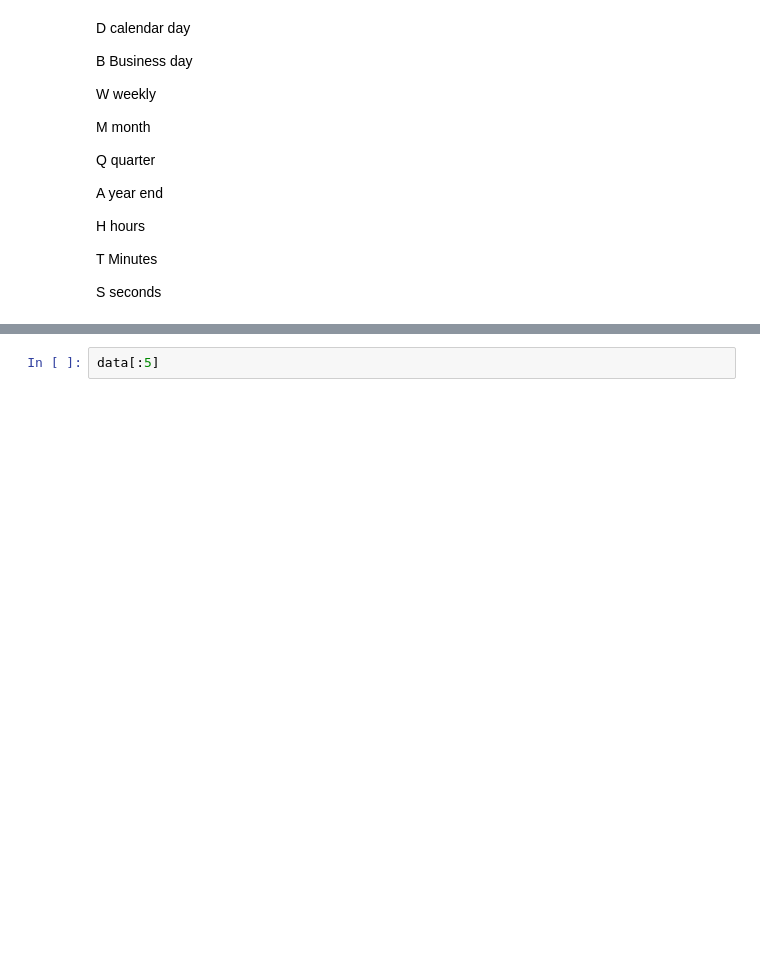
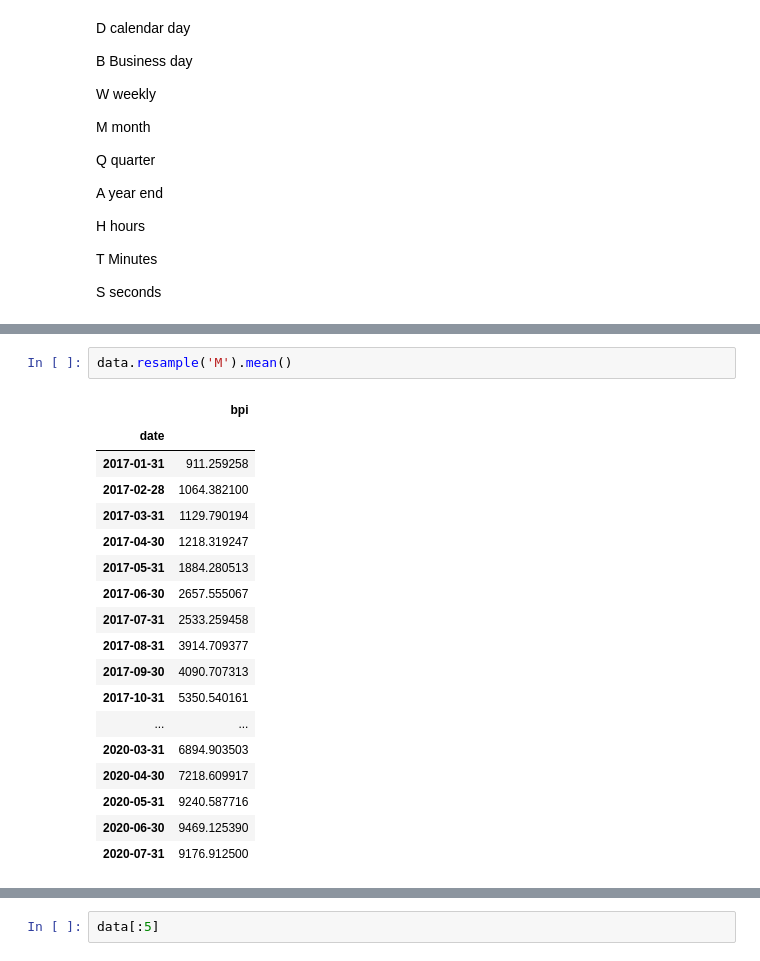
Before and after one commit to hima9/TimeSeries, a Jupyter notebook: timeseries_functions.ipynb, the cells around one changed output, grey strips where cells are left out. Drawn from its saved outputs; the diff is of its cells as text; blank space fills up the shorter version.

```diff
--- a/timeseries_functions.ipynb
+++ b/timeseries_functions.ipynb
@@ -93,3 +93,24 @@ data.resample('Q').mean().plot()
+# %%
+data.resample('M').mean()
+# %% [output]
+|  | bpi |
+| date |  |
+| 2017-01-31 | 911.259258 |
+| 2017-02-28 | 1064.382100 |
+| 2017-03-31 | 1129.790194 |
+| 2017-04-30 | 1218.319247 |
+| 2017-05-31 | 1884.280513 |
+| 2017-06-30 | 2657.555067 |
+| 2017-07-31 | 2533.259458 |
+| 2017-08-31 | 3914.709377 |
+| 2017-09-30 | 4090.707313 |
+| 2017-10-31 | 5350.540161 |
+| ... | ... |
+| 2020-03-31 | 6894.903503 |
+| 2020-04-30 | 7218.609917 |
+| 2020-05-31 | 9240.587716 |
+| 2020-06-30 | 9469.125390 |
+| 2020-07-31 | 9176.912500 |
 # %%
 data.plot()
 data.resample('M').mean().plot()
```
Also changed, not shown: parts of 9 cells of this notebook.
